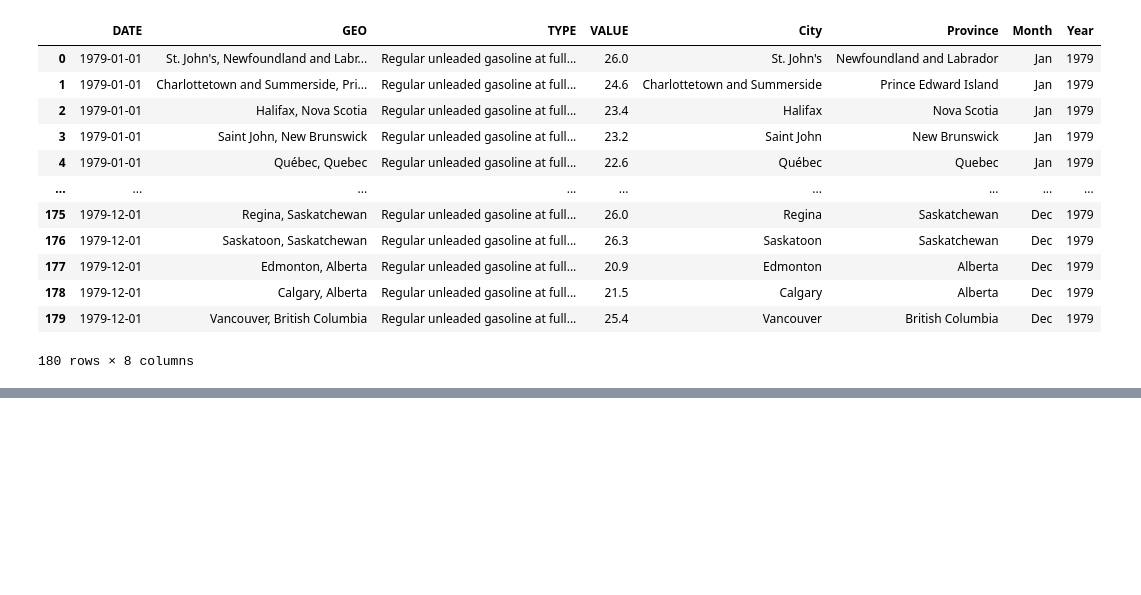
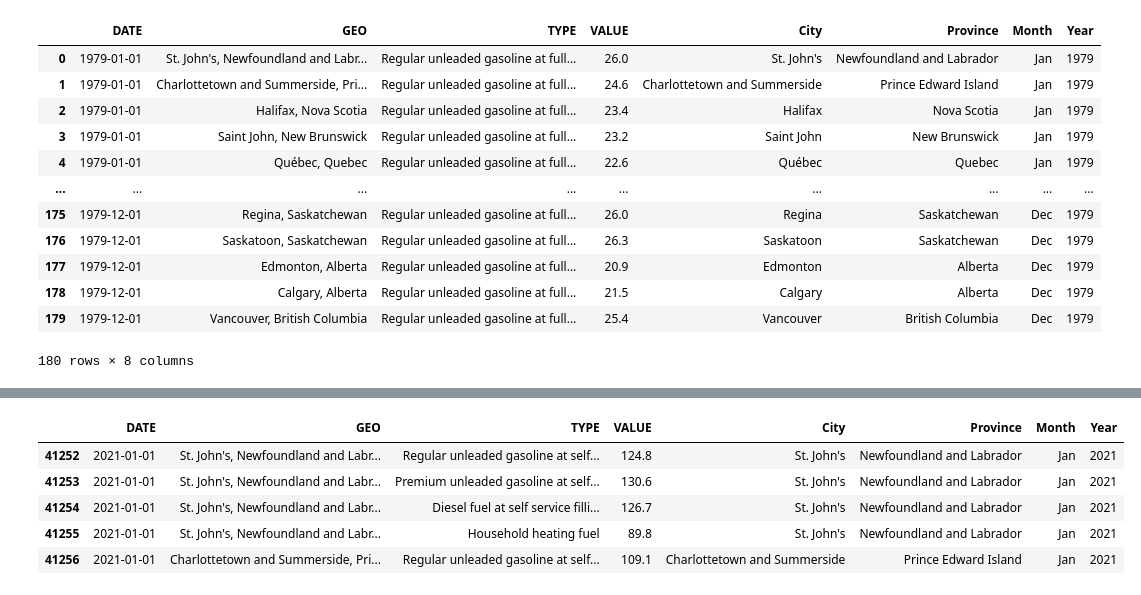
Before and after one commit to JenovicKabongo/IBM-Machine-Learning-Certificate, a Jupyter notebook: Exploratory-Data-Analysis-for-Machine-Learning/EDA_and_feature_engineering/Practice_lab_EDA.ipynb, the cells around one changed output, grey strips where cells are left out. Saved outputs shown, nothing was run; the diff lists cells and outputs as text; code cells hidden in the pictures; blank space fills up the shorter version.

```diff
--- a/Exploratory-Data-Analysis-for-Machine-Learning/EDA_and_feature_engineering/Practice_lab_EDA.ipynb
+++ b/Exploratory-Data-Analysis-for-Machine-Learning/EDA_and_feature_engineering/Practice_lab_EDA.ipynb
@@ -253,0 +397,10 @@ exercise2b
+# %%
+one_year = data[data['Year'] == 2021]
+one_year.head()
+# %% [output]
+|  | DATE | GEO | TYPE | VALUE | City | Province | Month | Year |
+| 41252 | 2021-01-01 | St. John's, Newfoundland and Labr... | Regular unleaded gasoline at self... | 124.8 | St. John's | Newfoundland and Labrador | Jan | 2021 |
+| 41253 | 2021-01-01 | St. John's, Newfoundland and Labr... | Premium unleaded gasoline at self... | 130.6 | St. John's | Newfoundland and Labrador | Jan | 2021 |
+| 41254 | 2021-01-01 | St. John's, Newfoundland and Labr... | Diesel fuel at self service filli... | 126.7 | St. John's | Newfoundland and Labrador | Jan | 2021 |
+| 41255 | 2021-01-01 | St. John's, Newfoundland and Labr... | Household heating fuel | 89.8 | St. John's | Newfoundland and Labrador | Jan | 2021 |
+| 41256 | 2021-01-01 | Charlottetown and Summerside, Pri... | Regular unleaded gasoline at self... | 109.1 | Charlottetown and Summerside | Prince Edward Island | Jan | 2021 |
```
Also changed, not shown: parts of 21 cells of this notebook.
